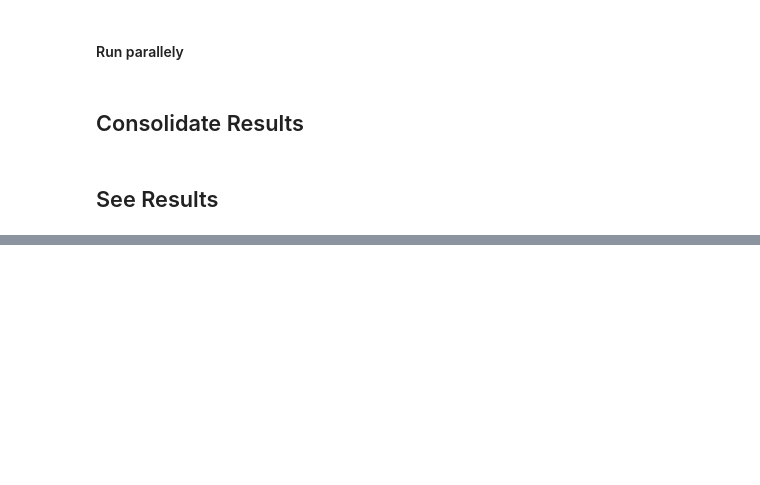
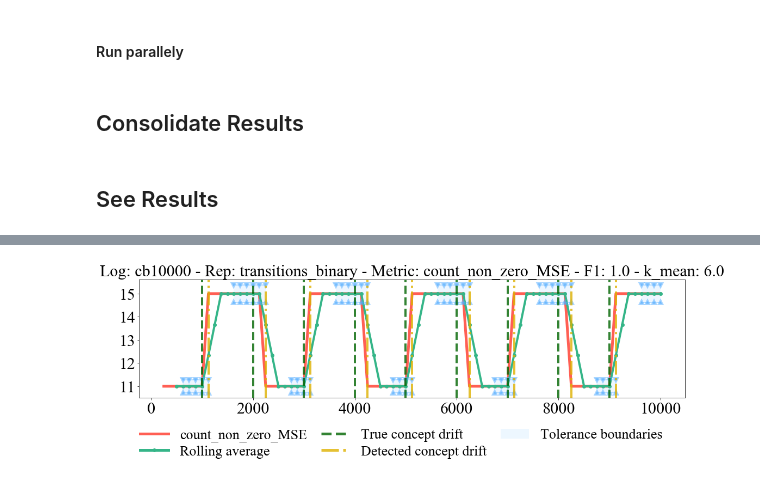
Before and after one commit to AC-Meira/trace_clustering_process_drift_detection, a Jupyter notebook: Experiments Execution with DBSCAN.ipynb, the cells around one changed output, grey strips where cells are left out. Cells and saved outputs as stored; diff of their text form; code cells hidden in the pictures; blank space fills up the shorter version.

```diff
--- a/Experiments Execution with DBSCAN.ipynb
+++ b/Experiments Execution with DBSCAN.ipynb
@@ -104,12 +107,14 @@ objects = {
 #         "activity_transitions_binary": lambda x: pd.concat([lr.get_binary_transitions_representation(lr.get_traces_as_tokens(x)), lr.get_binary_representation(lr.get_traces_as_tokens(x))],axis=1)
 #     }
 }
+# %%
+distance_list=['euclidean', 'hamming','cityblock', 'jaccard', 'cosine']
 # %%
 # change patterns and they supported representations
 activity_binary_drifts = ["cb", "cf", "cm", "fr", "pm", "re", "rp"]
 activity_frequency_drifts = activity_binary_drifts + ["cp", "lp"]
 
-transitions_binary_drifts = activity_frequency_drifts + ["cd", "pl", "sw"] + ["IOR", "IRO", "OIR", "ORI", "RIO", "ROI"]
+transitions_binary_drifts = activity_frequency_drifts + ["cd", "pl", "sw"] #+ ["IOR", "IRO", "OIR", "ORI", "RIO", "ROI"]
 transitions_frequency_drifts = transitions_binary_drifts
 
 activity_tfidf_drifts = transitions_binary_drifts
@@ -506,5 +522,5 @@ for model in models:
 # %% [markdown]
 ## See Results
 # %%
-model=models[4]
+model=models[6]
 model
@@ -511,19 +529,26 @@ model
 # %%
 # Import as file
-all_results = pd.read_pickle('Temp/all_results_'+model, compression='gzip')
+all_results = pd.read_pickle(EXPERIMENT_NAME + '/all_results_' + model, compression='gzip')
 print(all_results.shape)
+
+# Create export
+try:
+    os.makedirs(OUTPUT_RESULTS)
+except:
+    pass
+
 
 # Group results by all params and get the mean F1 and Delay among all scenarios
 # In other words, what combination of params got the best results in all scenarios
 
 params = ["min_tol", "rolling_window", "std_tolerance", "window_size", "measure", "representation"]
 scenarios = ["tipo_mudanca", "log_size"]
-validation_metrics = ["F1","Delay"]#,"Support","Precision","Recall"]
+validation_metrics = ["F1","Delay","Mean_test_per_drift"]#,"Support","Precision","Recall"]
 
 all_results_grouped = all_results.groupby(params)[validation_metrics].agg(['mean','std'])
 all_results_grouped.columns = all_results_grouped.columns.map('_'.join)
-# all_results_grouped = all_results_grouped[all_results_grouped['F1_count']>=len(activity_binary_drifts)]
 all_results_grouped.sort_values(["F1_mean","Delay_mean"], ascending=[False,True], inplace=True)
+# all_results_grouped.to_excel(OUTPUT_RESULTS + 'all_results_grouped_'+model+'.xlsx', sheet_name=model)
 all_results_grouped.head(50)
 # %%
 best_results_by_representation = all_results_grouped.reset_index().groupby("representation").first().reset_index().sort_values(["F1_mean","Delay_mean"], ascending=[False,True])
@@ -562,43 +659,50 @@ show_result
 # %%
-for row in range(0,len(show_result)):
+with PdfPages(OUTPUT_RESULTS + 'results_plot_deteccao_drift_'+model+'.pdf') as pdf:
+    for row in range(0,len(show_result)):
 
-    show_result_log = [x for x in logs if show_result.iloc[row]["tipo_mudanca"] in x
-         and str(show_result.iloc[row]["log_size"]/1000) in
-                    str(float(x.split("/")[-1][:-5].replace("k", "").replace(x.split("/")[-2],"")))]
+        show_result_log = [x for x in logs if show_result.iloc[row]["tipo_mudanca"] in x
+             and str(show_result.iloc[row]["log_size"]/1000) in
+                        str(float(x.split("/")[-1][:-5].replace("k", "").replace(x.split("/")[-2],"")))]
 
-    log_read = pm.all_prep(open(show_result_log[0]))
-    tokens = lr.get_traces_as_tokens(log_read)
+        log_read = pm.all_prep(open(show_result_log[0]))
+        tokens = lr.get_traces_as_tokens(log_read)
 
-    run_df = off_sc.run_offline_clustering_window(
-        tokens,
-        objects["representation"][show_result.iloc[row]['representation']],
-        objects["model"][show_result.iloc[row]['model']],
-        int(show_result.iloc[row]['window_size']),
-        sliding_window=False,
-        sliding_step=1
-    )
+        run_df, X = off_sc.run_offline_clustering_window(
+            tokens,
+            objects["representation"][show_result.iloc[row]['representation']],
+            objects["model"][show_result.iloc[row]['model']],
+            distance_list,
+            int(show_result.iloc[row]['window_size']),
+            sliding_window=False,
+            sliding_step=1
+        )
 
-    drifts, not_drifts, info = dd.detect_concept_drift(
-        run_df,
-        show_result.iloc[row]['measure'],
-        rolling_window=show_result.iloc[row]['rolling_window'],
-        std_tolerance=show_result.iloc[row]['std_tolerance'],
-        min_tol=show_result.iloc[row]['min_tol']
-    )
+        drifts, not_drifts, info = dd.detect_concept_drift(
+            run_df,
+            show_result.iloc[row]['measure'],
+            rolling_window=show_result.iloc[row]['rolling_window'],
+            std_tolerance=show_result.iloc[row]['std_tolerance'],
+            min_tol=show_result.iloc[row]['min_tol']
+        )
 
-    plts.plot_deteccao_drift(
-        run_df,
-        show_result.iloc[row]['measure'],
-        show_result.iloc[row]['Drifts_Found'],
-        show_result.iloc[row]['Resp'],
-        info['means'],
-        info['lowers'],
-        info['uppers'],
-        save_png=""
-    )
-    plt.title("Log: " + show_result.iloc[row]["tipo_mudanca"] + str(show_result.iloc[row]["log_size"])
-                  + " - Rep: " + show_result.iloc[row]["representation"]
-                  + " - Metric: " + show_result.iloc[row]["measure"]
-                  + " - F1: " + str(round(show_result.iloc[row]["F1"],2))
-              , size=30)
-    plt.show()
+        plts.plot_deteccao_drift(
+            run_df,
+            show_result.iloc[row]['measure'],
+            show_result.iloc[row]['Drifts_Found'],
+            show_result.iloc[row]['Resp'],
+            info['means'],
+            info['lowers'],
+            info['uppers'],
+            save_png=""
+        )
+        plt.title("Log: " + show_result.iloc[row]["tipo_mudanca"] + str(show_result.iloc[row]["log_size"])
+                      + " - Rep: " + show_result.iloc[row]["representation"]
+                      + " - Metric: " + show_result.iloc[row]["measure"]
+                      + " - F1: " + str(round(show_result.iloc[row]["F1"],2))
+                      + " - k_mean: " + str(round(np.mean(run_df["k"]),2))
+                  , size=30)
+
+        pdf.savefig()
+        plt.show()
+# %% [output]
+[figure, added]
```
Also changed, not shown: parts of 20 cells of this notebook, 4 other files.
